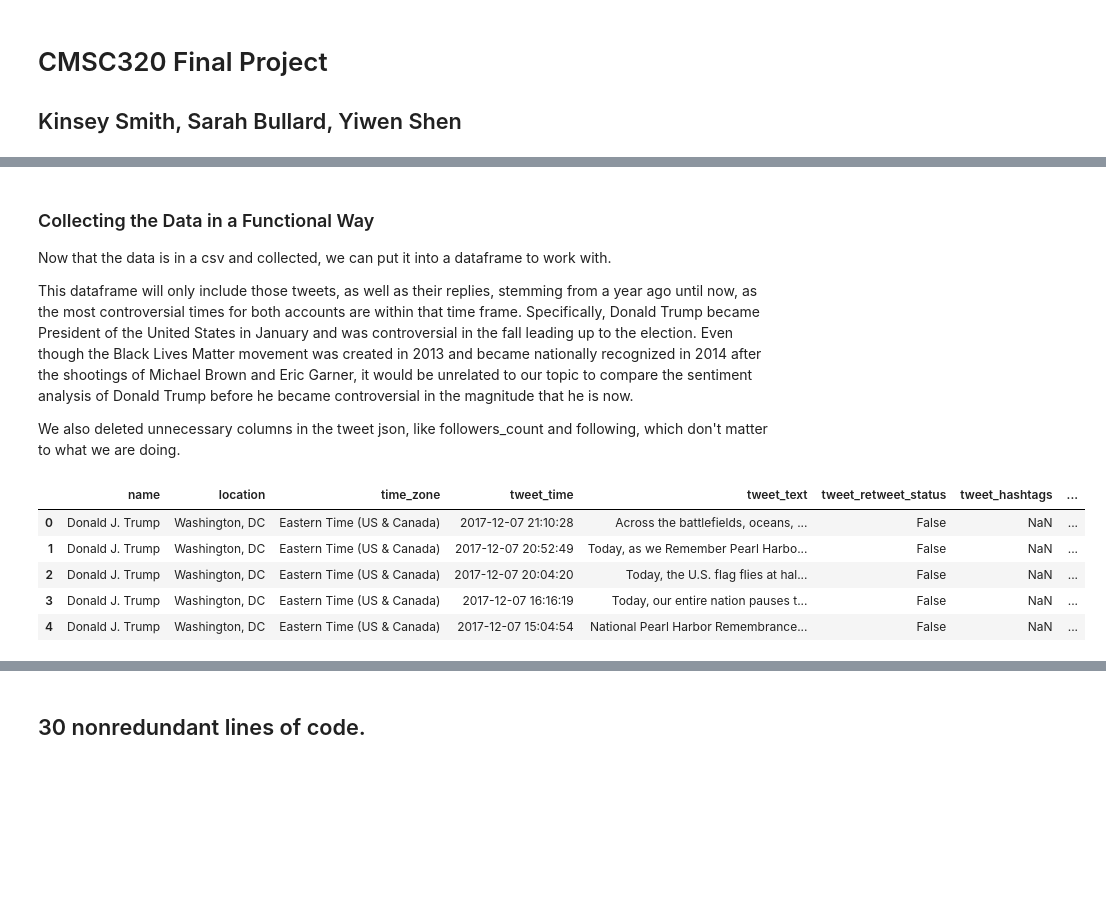
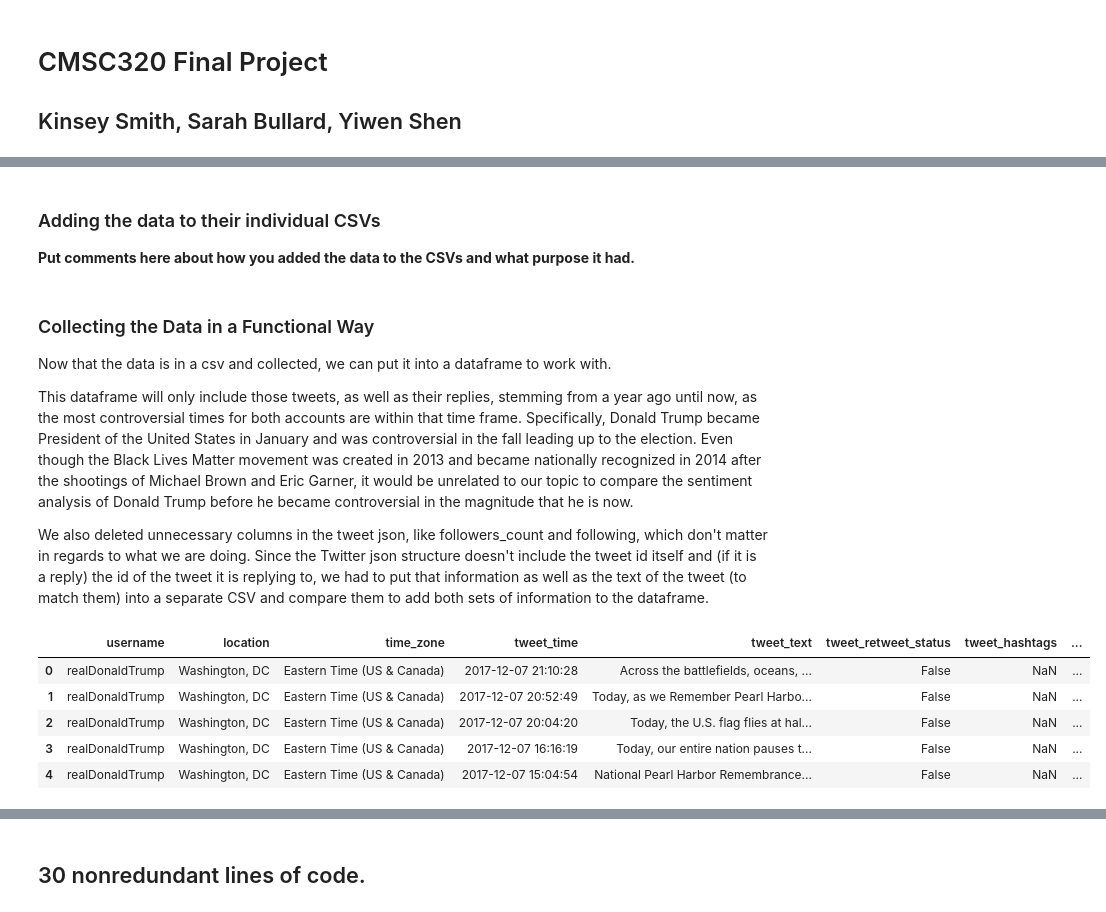
Before and after one commit to sarah-bullard/cmsc320-finalproject, a Jupyter notebook: cmsc320finalproject.ipynb, the cells around one changed output, grey strips where cells are left out. Drawn from its saved outputs; the diff is of its cells as text; code cells hidden in the pictures; blank space fills up the shorter version.

```diff
--- a/cmsc320finalproject.ipynb
+++ b/cmsc320finalproject.ipynb
@@ -65,0 +72,4 @@ for tweet in query2:
+# %% [markdown]
+### Adding the data to their individual CSVs
+
+<b> Put comments here about how you added the data to the CSVs and what purpose it had. </b>
@@ -70,36 +82,37 @@ Now that the data is in a csv and collected, we can put it into a dataframe to w
 
 This dataframe will only include those tweets, as well as their replies, stemming from a year ago until now, as the most controversial times for both accounts are within that time frame. Specifically, Donald Trump became President of the United States in January and was controversial in the fall leading up to the election. Even though the Black Lives Matter movement was created in 2013 and became nationally recognized in 2014 after the shootings of Michael Brown and Eric Garner, it would be unrelated to our topic to compare the sentiment analysis of Donald Trump before he became controversial in the magnitude that he is now.
 
-We also deleted unnecessary columns in the tweet json, like followers_count and following, which don't matter to what we are doing.
+We also deleted unnecessary columns in the tweet json, like followers_count and following, which don't matter in regards to what we are doing. Since the Twitter json structure doesn't include the tweet id itself and (if it is a reply) the id of the tweet it is replying to, we had to put that information as well as the text of the tweet (to match them) into a separate CSV and compare them to add both sets of information to the dataframe.
 # %%
+# The Donald Tweets
 data_donald = pd.read_csv("tweets_trump.csv")
-del data_donald["username"]
+del data_donald["name"]
 del data_donald["followers_count"]
 del data_donald["listed_count"]
 del data_donald["following"]
 del data_donald["favorites"]
 del data_donald["verified"]
 del data_donald["default_profile"]
 del data_donald["statuses_count"]
 del data_donald["description"]
 del data_donald["geo_enabled"]
 del data_donald["contributors_enabled"]
 del data_donald["tweet_lat"]
 del data_donald["tweet_long"]
 del data_donald["tweet_source"]
 del data_donald["tweet_in_reply_to_screen_name"]
 del data_donald["tweet_direct_reply"]
 del data_donald["tweet_retweet_count"]
 del data_donald["tweet_favorite_count"]
 del data_donald["tweet_hashtags_count"]
 del data_donald["tweet_urls"]
 del data_donald["tweet_urls_count"]
 del data_donald["tweet_user_mentions_count"]
 data_donald.head()
 # %% [output]
-|  | name | location | time_zone | tweet_time | tweet_text | tweet_retweet_status | tweet_hashtags | ... |
-| 0 | Donald J. Trump | Washington, DC | Eastern Time (US & Canada) | 2017-12-07 21:10:28 | Across the battlefields, oceans, ... | False | NaN | ... |
-| 1 | Donald J. Trump | Washington, DC | Eastern Time (US & Canada) | 2017-12-07 20:52:49 | Today, as we Remember Pearl Harbo... | False | NaN | ... |
-| 2 | Donald J. Trump | Washington, DC | Eastern Time (US & Canada) | 2017-12-07 20:04:20 | Today, the U.S. flag flies at hal... | False | NaN | ... |
-| 3 | Donald J. Trump | Washington, DC | Eastern Time (US & Canada) | 2017-12-07 16:16:19 | Today, our entire nation pauses t... | False | NaN | ... |
-| 4 | Donald J. Trump | Washington, DC | Eastern Time (US & Canada) | 2017-12-07 15:04:54 | National Pearl Harbor Remembrance... | False | NaN | ... |
+|  | username | location | time_zone | tweet_time | tweet_text | tweet_retweet_status | tweet_hashtags | ... |
+| 0 | realDonaldTrump | Washington, DC | Eastern Time (US & Canada) | 2017-12-07 21:10:28 | Across the battlefields, oceans, ... | False | NaN | ... |
+| 1 | realDonaldTrump | Washington, DC | Eastern Time (US & Canada) | 2017-12-07 20:52:49 | Today, as we Remember Pearl Harbo... | False | NaN | ... |
+| 2 | realDonaldTrump | Washington, DC | Eastern Time (US & Canada) | 2017-12-07 20:04:20 | Today, the U.S. flag flies at hal... | False | NaN | ... |
+| 3 | realDonaldTrump | Washington, DC | Eastern Time (US & Canada) | 2017-12-07 16:16:19 | Today, our entire nation pauses t... | False | NaN | ... |
+| 4 | realDonaldTrump | Washington, DC | Eastern Time (US & Canada) | 2017-12-07 15:04:54 | National Pearl Harbor Remembrance... | False | NaN | ... |
```
Also changed, not shown: parts of 24 cells of this notebook.
